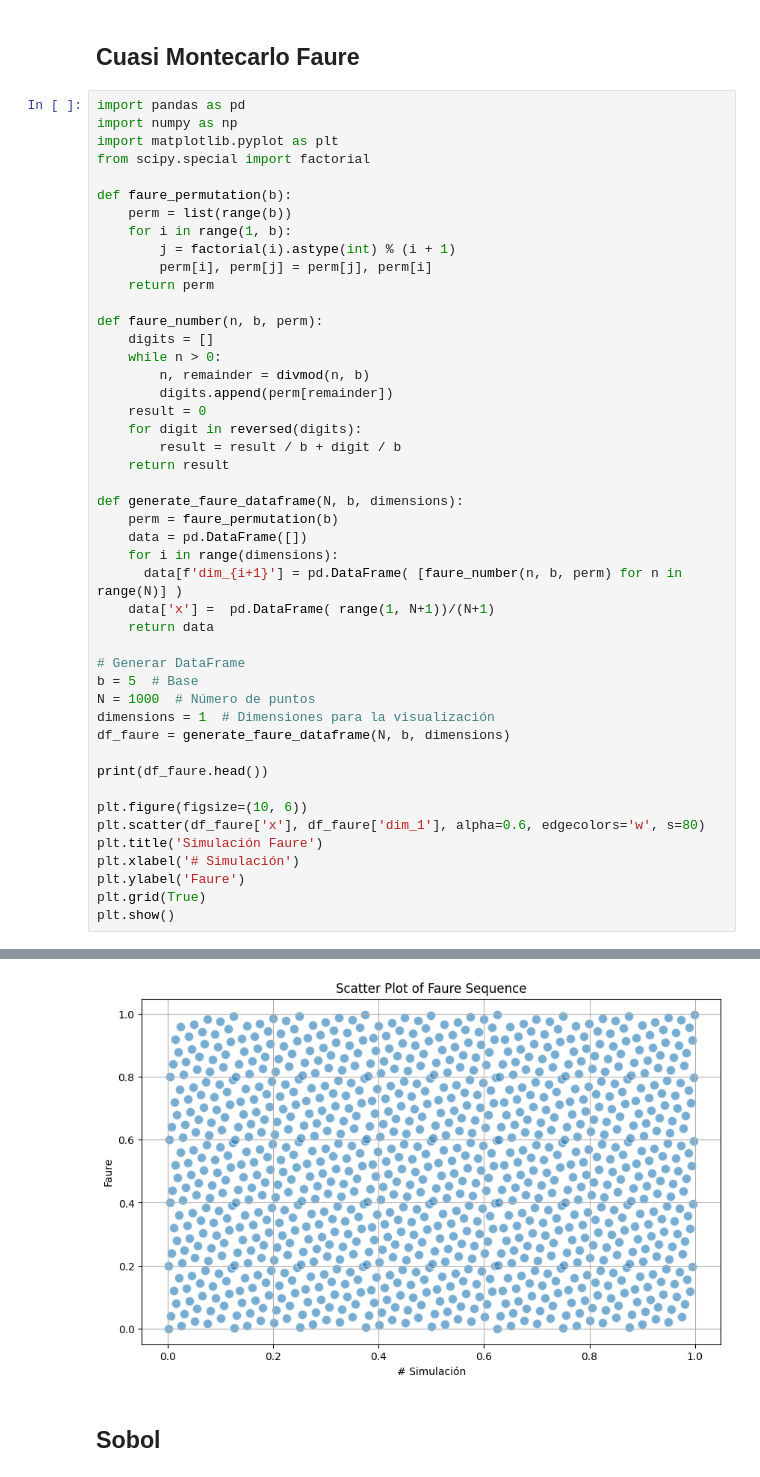
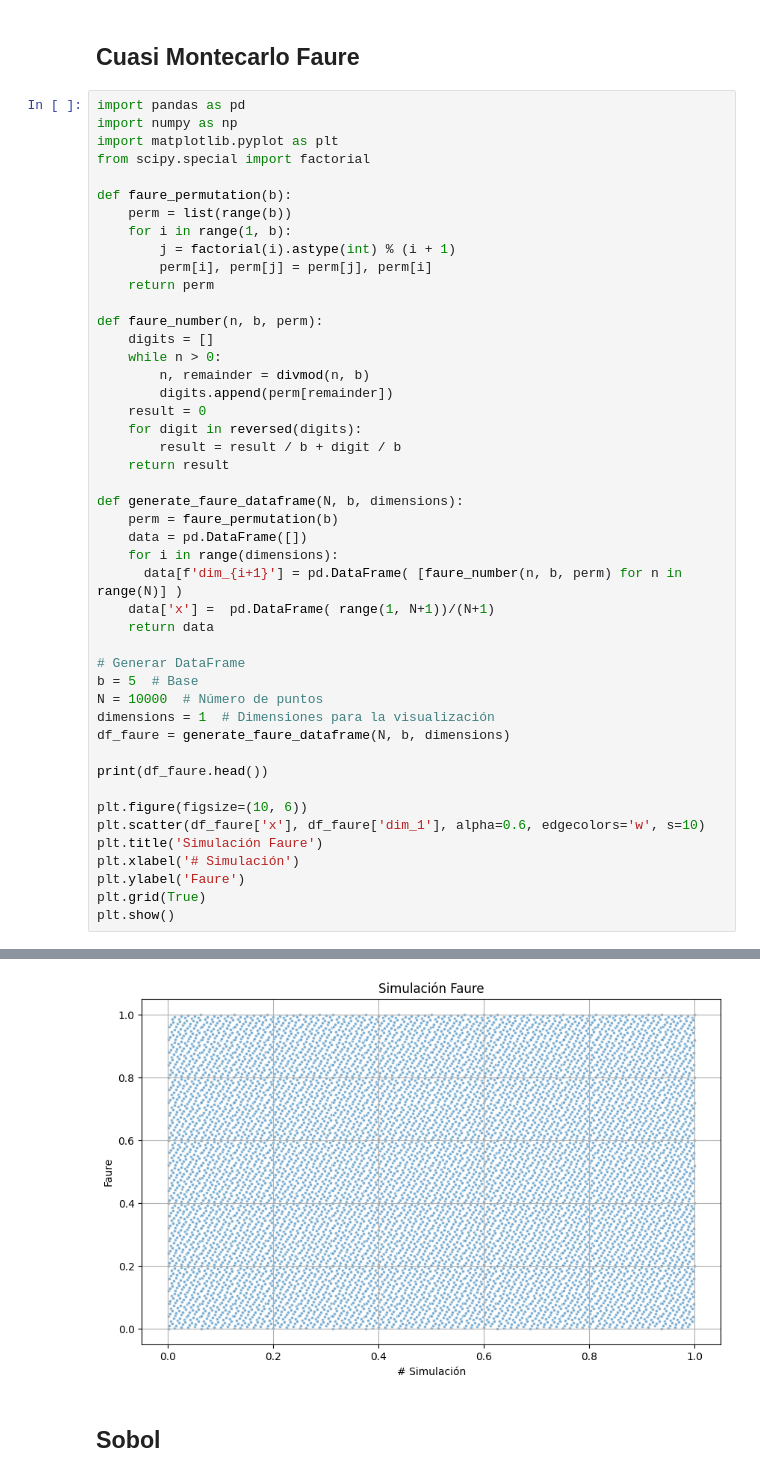
Before and after one commit to pikey-msc/ValOpc, a Jupyter notebook: 2024-2/MonteCarlo.ipynb, the cells around one changed output, grey strips where cells are left out. Cells and saved outputs as stored; diff of their text form.

```diff
--- a/2024-2/MonteCarlo.ipynb
+++ b/2024-2/MonteCarlo.ipynb
@@ -265,14 +265,14 @@ def generate_faure_dataframe(N, b, dimensions):
 
 # Generar DataFrame
 b = 5  # Base
-N = 1000  # Número de puntos
+N = 10000  # Número de puntos
 dimensions = 1  # Dimensiones para la visualización
 df_faure = generate_faure_dataframe(N, b, dimensions)
 
 print(df_faure.head())
 
 plt.figure(figsize=(10, 6))
-plt.scatter(df_faure['x'], df_faure['dim_1'], alpha=0.6, edgecolors='w', s=80)
+plt.scatter(df_faure['x'], df_faure['dim_1'], alpha=0.6, edgecolors='w', s=10)
 plt.title('Simulación Faure')
 plt.xlabel('# Simulación')
 plt.ylabel('Faure')
@@ -288,4 +288,4 @@ plt.show()
-[figure, old version]
+[figure, new version]
 # %% [markdown]
 ## Sobol
 # %%
```
Also changed, not shown: parts of 12 cells of this notebook.
